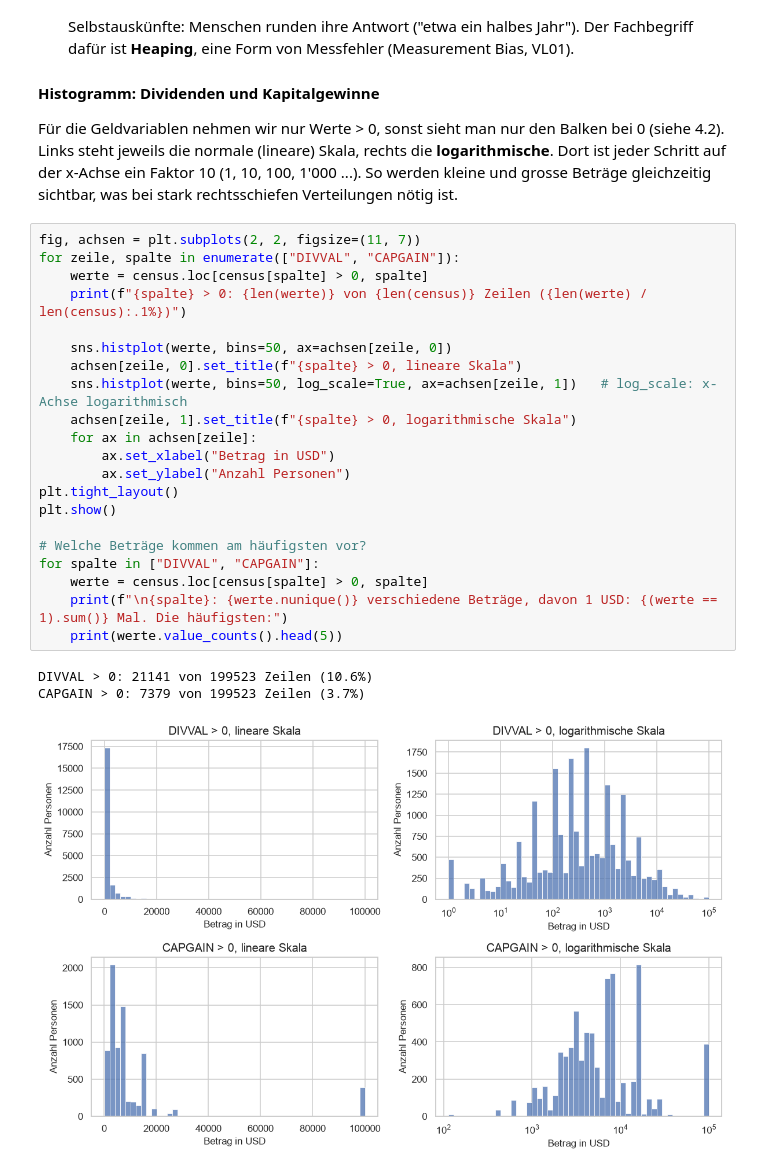
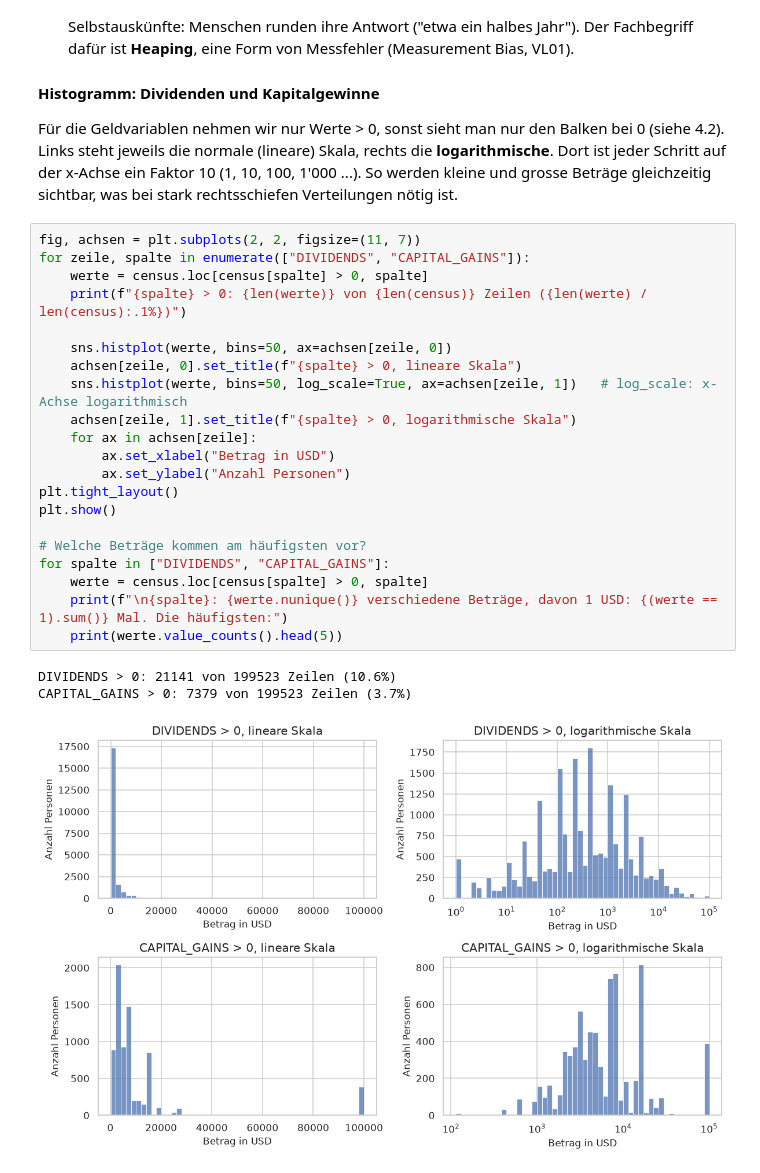
Before and after one commit to Manuel-Schmid/census-income-analysis, a Jupyter notebook: src/statistics_project/dataset_analysis_notebooks/NB01.ipynb, the cells around one changed output. Cells and saved outputs as stored; diff of their text form.

Commit message:
Spalten renaming cleanup, add section 5 dataset sanitization

```diff
--- a/src/statistics_project/dataset_analysis_notebooks/NB01.ipynb
+++ b/src/statistics_project/dataset_analysis_notebooks/NB01.ipynb
@@ -1567,26 +1587,26 @@ Name: count, dtype: int64
 Für die Geldvariablen nehmen wir nur Werte > 0, sonst sieht man nur den Balken bei 0 (siehe 4.2). Links steht jeweils die normale (lineare) Skala, rechts die **logarithmische**. Dort ist jeder Schritt auf der x-Achse ein Faktor 10 (1, 10, 100, 1'000 ...). So werden kleine und grosse Beträge gleichzeitig sichtbar, was bei stark rechtsschiefen Verteilungen nötig ist.
 # %%
 fig, achsen = plt.subplots(2, 2, figsize=(11, 7))
-for zeile, spalte in enumerate(["DIVVAL", "CAPGAIN"]):
+for zeile, spalte in enumerate(["DIVIDENDS", "CAPITAL_GAINS"]):
     werte = census.loc[census[spalte] > 0, spalte]
     print(f"{spalte} > 0: {len(werte)} von {len(census)} Zeilen ({len(werte) / len(census):.1%})")
 
     sns.histplot(werte, bins=50, ax=achsen[zeile, 0])
     achsen[zeile, 0].set_title(f"{spalte} > 0, lineare Skala")
     sns.histplot(werte, bins=50, log_scale=True, ax=achsen[zeile, 1])   # log_scale: x-Achse logarithmisch
     achsen[zeile, 1].set_title(f"{spalte} > 0, logarithmische Skala")
     for ax in achsen[zeile]:
         ax.set_xlabel("Betrag in USD")
         ax.set_ylabel("Anzahl Personen")
 plt.tight_layout()
 plt.show()
 
 # Welche Beträge kommen am häufigsten vor?
-for spalte in ["DIVVAL", "CAPGAIN"]:
+for spalte in ["DIVIDENDS", "CAPITAL_GAINS"]:
     werte = census.loc[census[spalte] > 0, spalte]
     print(f"\n{spalte}: {werte.nunique()} verschiedene Beträge, davon 1 USD: {(werte == 1).sum()} Mal. Die häufigsten:")
     print(werte.value_counts().head(5))
 # %% [output]
-DIVVAL > 0: 21141 von 199523 Zeilen (10.6%)
-CAPGAIN > 0: 7379 von 199523 Zeilen (3.7%)
+DIVIDENDS > 0: 21141 von 199523 Zeilen (10.6%)
+CAPITAL_GAINS > 0: 7379 von 199523 Zeilen (3.7%)
-[figure, old version]
+[figure, new version]
```
Also changed, not shown: parts of 68 cells of this notebook.
